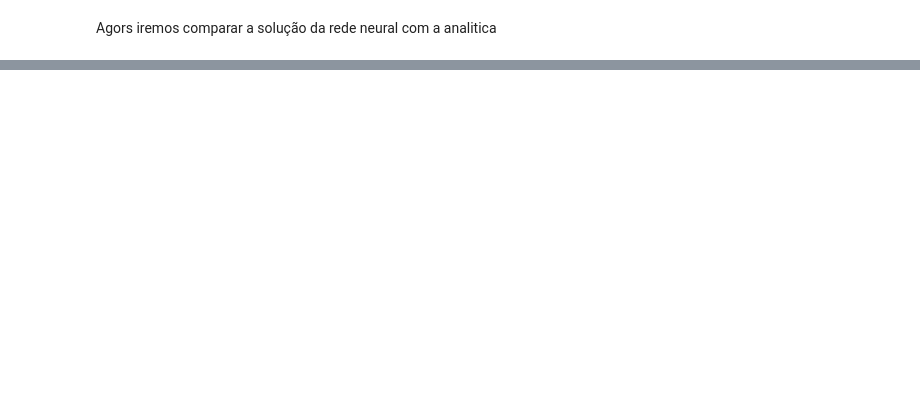
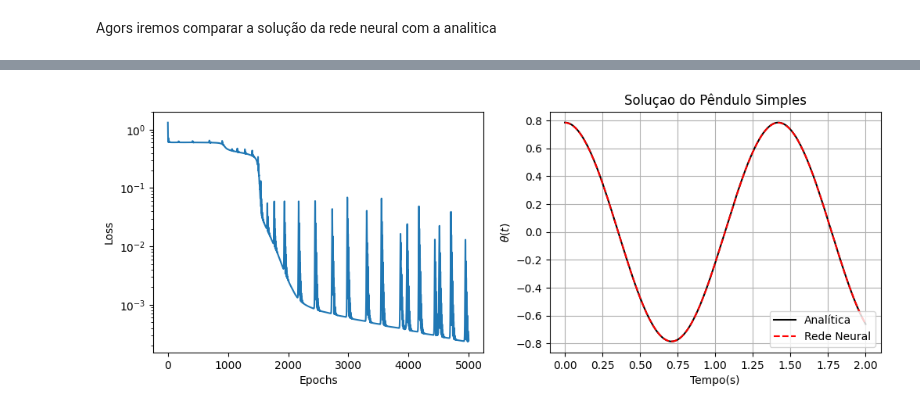
Before and after one commit to Coffee4MePlz/Notebooks_NN_Physics, a Jupyter notebook: 04-Exemplo 2 OHS.ipynb, the cells around one changed output, grey strips where cells are left out. Cells and saved outputs as stored; diff of their text form; code cells hidden in the pictures; blank space fills up the shorter version.

```diff
--- a/04-Exemplo 2 OHS.ipynb
+++ b/04-Exemplo 2 OHS.ipynb
@@ -182,0 +184,31 @@ plt.show()
+# %%
+# Definindo o tamanho da figura (largura, altura) em polegadas
+plt.figure(figsize=(12, 4))  # Aumente os valores conforme necessário
+
+plt.subplot(1,2,1)
+plt.plot(LOSS)
+plt.yscale('log')
+plt.ylabel("Loss")
+plt.xlabel("Epochs")
+
+plt.subplot(1,2,2)
+
+t_test = tc.linspace(t_i,t_f,200,requires_grad=True).reshape(-1,1)
+y_test = soluçao_analitivca_OHM(x_0 = x_0 ,omega_0 = Omega_0 ,t = t_test)
+
+y_preds_test = model(t_test)
+solution_x = y_preds_test.reshape(-1,1)
+plt.plot(t_test.detach().numpy(), y_test.detach().numpy(),"k-", label="Analítica")
+plt.plot(t_test.detach().numpy(), solution_x.detach().numpy(),"r--", label=f"Rede Neural" )
+
+
+
+# Adicionando rótulos e título
+plt.ylabel(r"$\theta(t)$")
+plt.xlabel("Tempo(s)")
+plt.title("Soluçao do Pêndulo Simples")
+plt.legend()
+plt.grid()
+plt.show()
+# %% [output]
+[figure, added]
```
Also changed, not shown: parts of 2 cells of this notebook.
